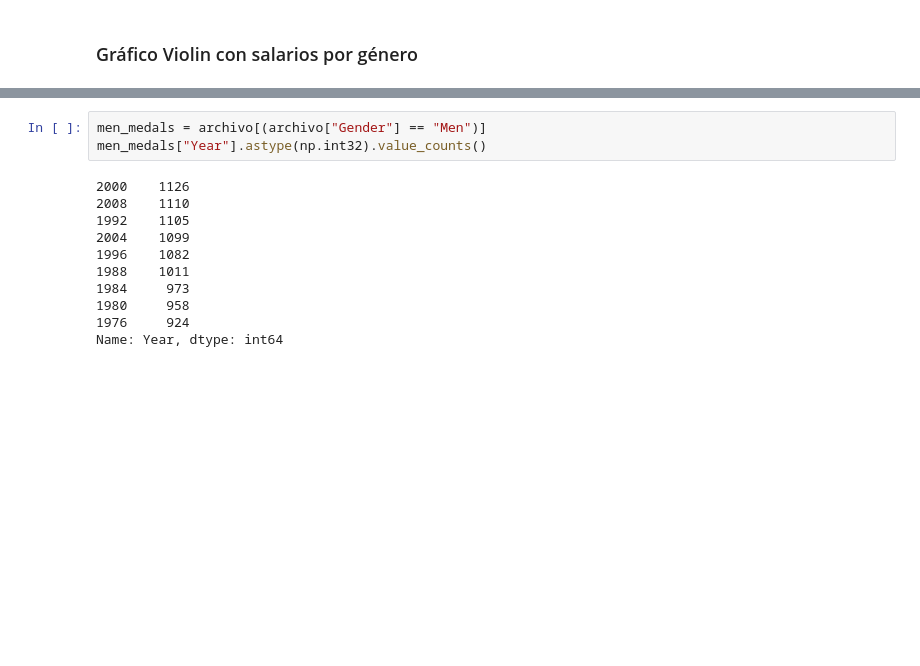
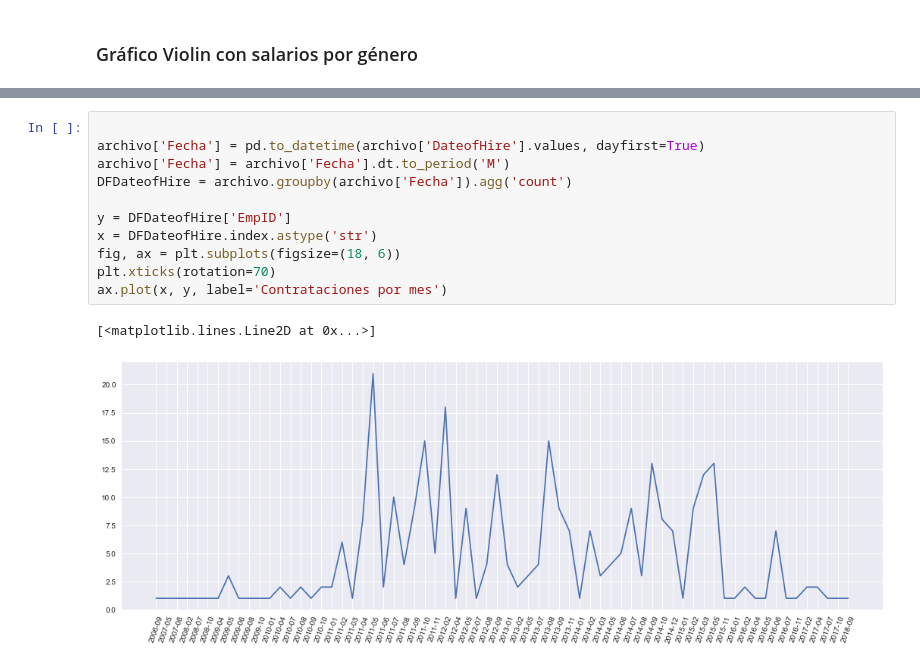
Before and after one commit to AgustinOlivaDS/DataScience, a Jupyter notebook: Entregas/Visualizacion_Oliva_Agustin.ipynb, the cells around one changed output, grey strips where cells are left out. Cells and saved outputs as stored; diff of their text form; blank space fills up the shorter version.

```diff
--- a/Entregas/Visualizacion_Oliva_Agustin.ipynb
+++ b/Entregas/Visualizacion_Oliva_Agustin.ipynb
@@ -59,14 +83,14 @@ Error: Session cannot generate requests
 # %%
-men_medals = archivo[(archivo["Gender"] == "Men")]
-men_medals["Year"].astype(np.int32).value_counts()
+
+archivo['Fecha'] = pd.to_datetime(archivo['DateofHire'].values, dayfirst=True)
+archivo['Fecha'] = archivo['Fecha'].dt.to_period('M')
+DFDateofHire = archivo.groupby(archivo['Fecha']).agg('count')
+
+y = DFDateofHire['EmpID']
+x = DFDateofHire.index.astype('str')
+fig, ax = plt.subplots(figsize=(18, 6))
+plt.xticks(rotation=70)
+ax.plot(x, y, label='Contrataciones por mes')
 # %% [output]
-2000    1126
-2008    1110
-1992    1105
-2004    1099
-1996    1082
-1988    1011
-1984     973
-1980     958
-1976     924
-Name: Year, dtype: int64
+[<matplotlib.lines.Line2D at 0x...>]
+[figure, added]
```
Also changed, not shown: parts of 5 cells of this notebook.
